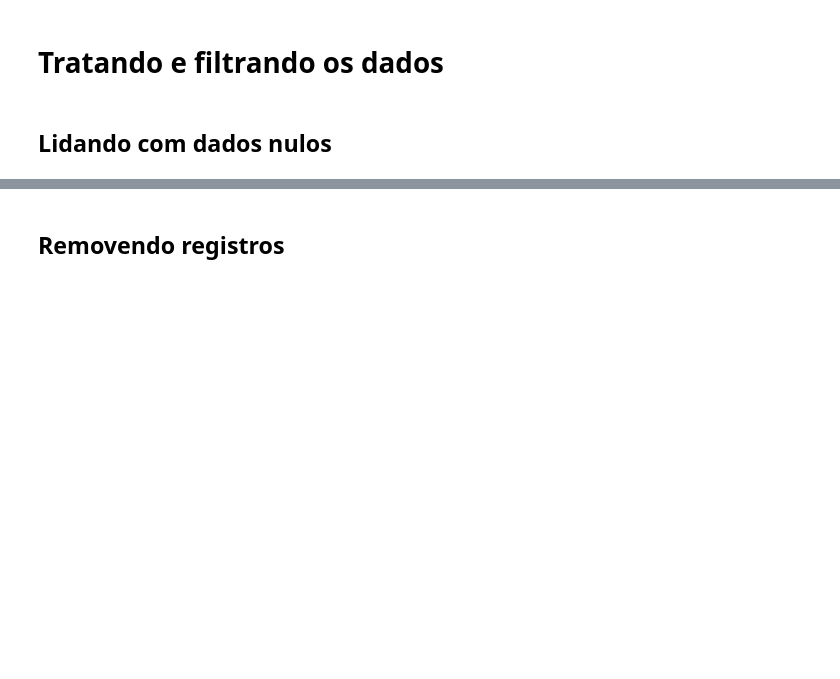
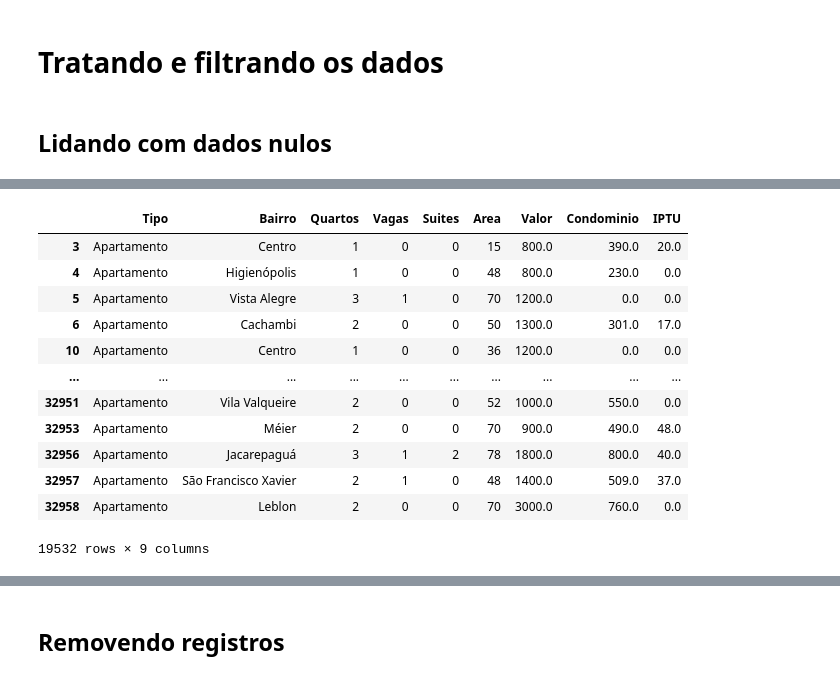
Before and after one commit to Bryncs/Alura-Pandas-Basico, a Jupyter notebook: Pandas - conhecendo a biblioteca.ipynb, the cells around one changed output, grey strips where cells are left out. Cells and saved outputs as stored; diff of their text form; code cells hidden in the pictures; blank space fills up the shorter version.

```diff
--- a/Pandas - conhecendo a biblioteca.ipynb
+++ b/Pandas - conhecendo a biblioteca.ipynb
@@ -387,0 +417,16 @@ df.head()
+# %%
+df.fillna(0)
+# %% [output]
+|  | Tipo | Bairro | Quartos | Vagas | Suites | Area | Valor | Condominio | IPTU |
+| 3 | Apartamento | Centro | 1 | 0 | 0 | 15 | 800.0 | 390.0 | 20.0 |
+| 4 | Apartamento | Higienópolis | 1 | 0 | 0 | 48 | 800.0 | 230.0 | 0.0 |
+| 5 | Apartamento | Vista Alegre | 3 | 1 | 0 | 70 | 1200.0 | 0.0 | 0.0 |
+| 6 | Apartamento | Cachambi | 2 | 0 | 0 | 50 | 1300.0 | 301.0 | 17.0 |
+| 10 | Apartamento | Centro | 1 | 0 | 0 | 36 | 1200.0 | 0.0 | 0.0 |
+| ... | ... | ... | ... | ... | ... | ... | ... | ... | ... |
+| 32951 | Apartamento | Vila Valqueire | 2 | 0 | 0 | 52 | 1000.0 | 550.0 | 0.0 |
+| 32953 | Apartamento | Méier | 2 | 0 | 0 | 70 | 900.0 | 490.0 | 48.0 |
+| 32956 | Apartamento | Jacarepaguá | 3 | 1 | 2 | 78 | 1800.0 | 800.0 | 40.0 |
+| 32957 | Apartamento | São Francisco Xavier | 2 | 1 | 0 | 48 | 1400.0 | 509.0 | 37.0 |
+| 32958 | Apartamento | Leblon | 2 | 0 | 0 | 70 | 3000.0 | 760.0 | 0.0 |
+19532 rows × 9 columns
```
Also changed, not shown: parts of 34 cells of this notebook, 5 other files.
